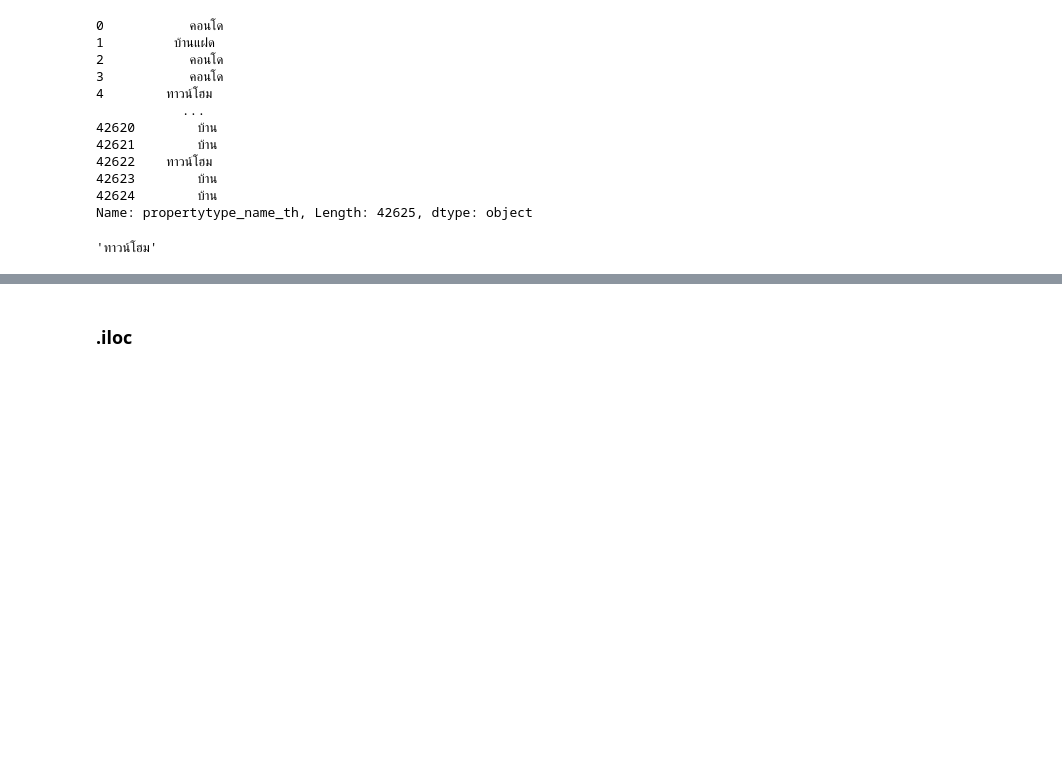
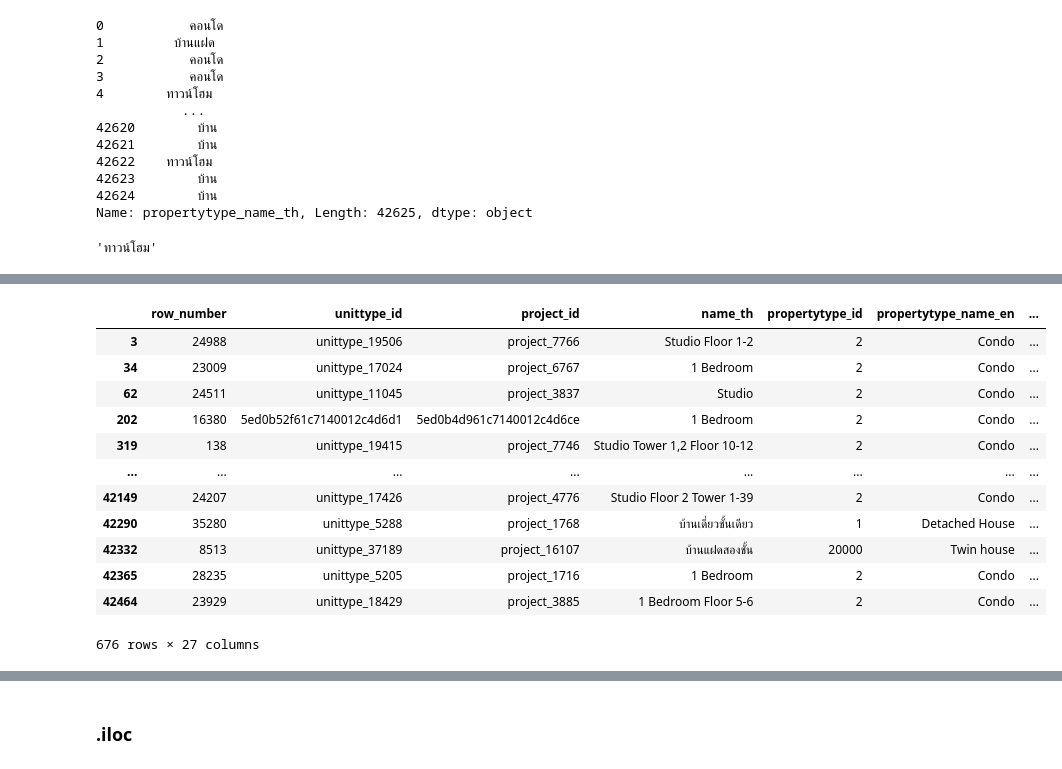
Before and after one commit to Aomaphisara/Python-basics, a Jupyter notebook: Pandas1.ipynb, the cells around one changed output, grey strips where cells are left out. Drawn from its saved outputs; the diff is of its cells as text; code cells hidden in the pictures; blank space fills up the shorter version.

```diff
--- a/Pandas1.ipynb
+++ b/Pandas1.ipynb
@@ -450,0 +467,16 @@ unit['propertytype_name_th'][4]
+# %%
+unit[unit.price_min<500000]
+# %% [output]
+|  | row_number | unittype_id | project_id | name_th | propertytype_id | propertytype_name_en | ... |
+| 3 | 24988 | unittype_19506 | project_7766 | Studio Floor 1-2 | 2 | Condo | ... |
+| 34 | 23009 | unittype_17024 | project_6767 | 1 Bedroom | 2 | Condo | ... |
+| 62 | 24511 | unittype_11045 | project_3837 | Studio | 2 | Condo | ... |
+| 202 | 16380 | 5ed0b52f61c7140012c4d6d1 | 5ed0b4d961c7140012c4d6ce | 1 Bedroom | 2 | Condo | ... |
+| 319 | 138 | unittype_19415 | project_7746 | Studio Tower 1,2 Floor 10-12 | 2 | Condo | ... |
+| ... | ... | ... | ... | ... | ... | ... | ... |
+| 42149 | 24207 | unittype_17426 | project_4776 | Studio Floor 2 Tower 1-39 | 2 | Condo | ... |
+| 42290 | 35280 | unittype_5288 | project_1768 | บ้านเดี่ยวชั้นเดียว | 1 | Detached House | ... |
+| 42332 | 8513 | unittype_37189 | project_16107 | บ้านแฝดสองชั้น | 20000 | Twin house | ... |
+| 42365 | 28235 | unittype_5205 | project_1716 | 1 Bedroom | 2 | Condo | ... |
+| 42464 | 23929 | unittype_18429 | project_3885 | 1 Bedroom Floor 5-6 | 2 | Condo | ... |
+676 rows × 27 columns
```
Also changed, not shown: parts of 24 cells of this notebook.
